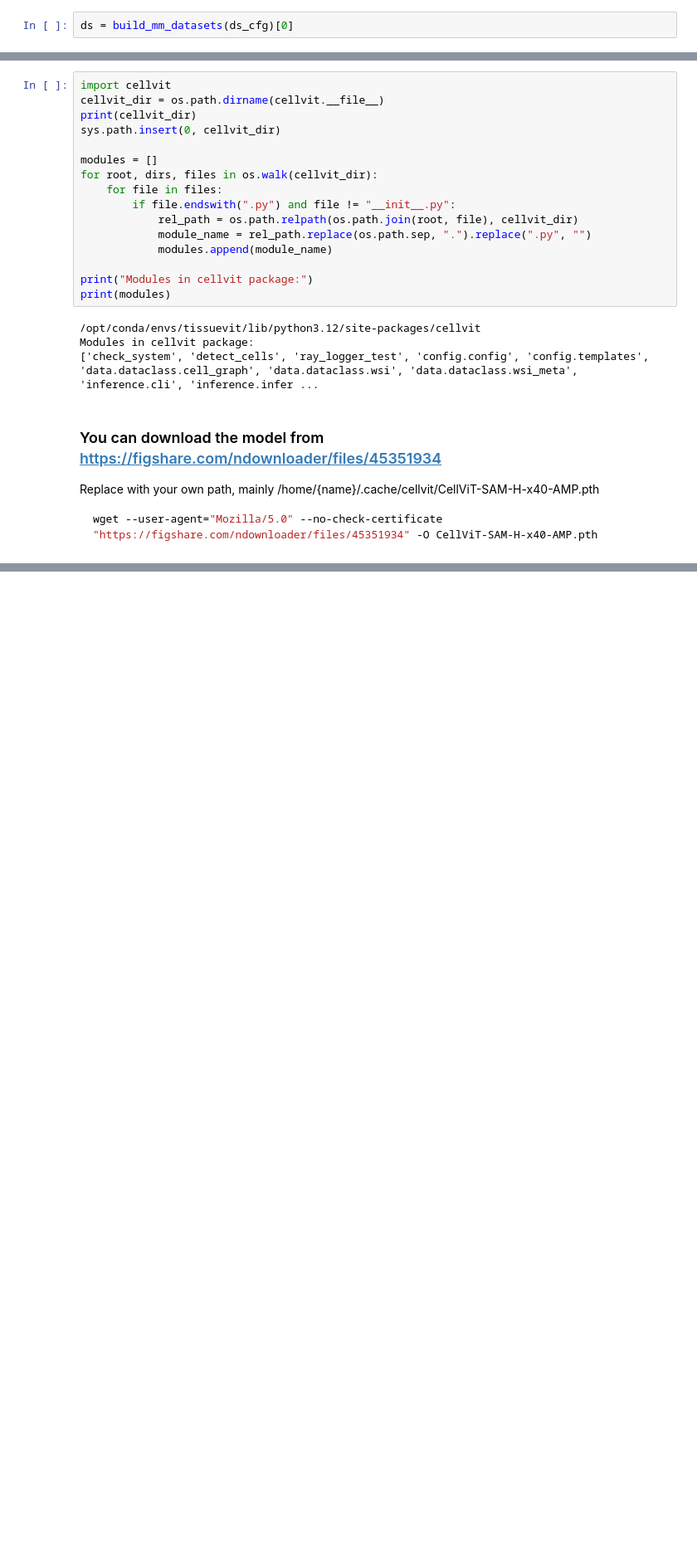
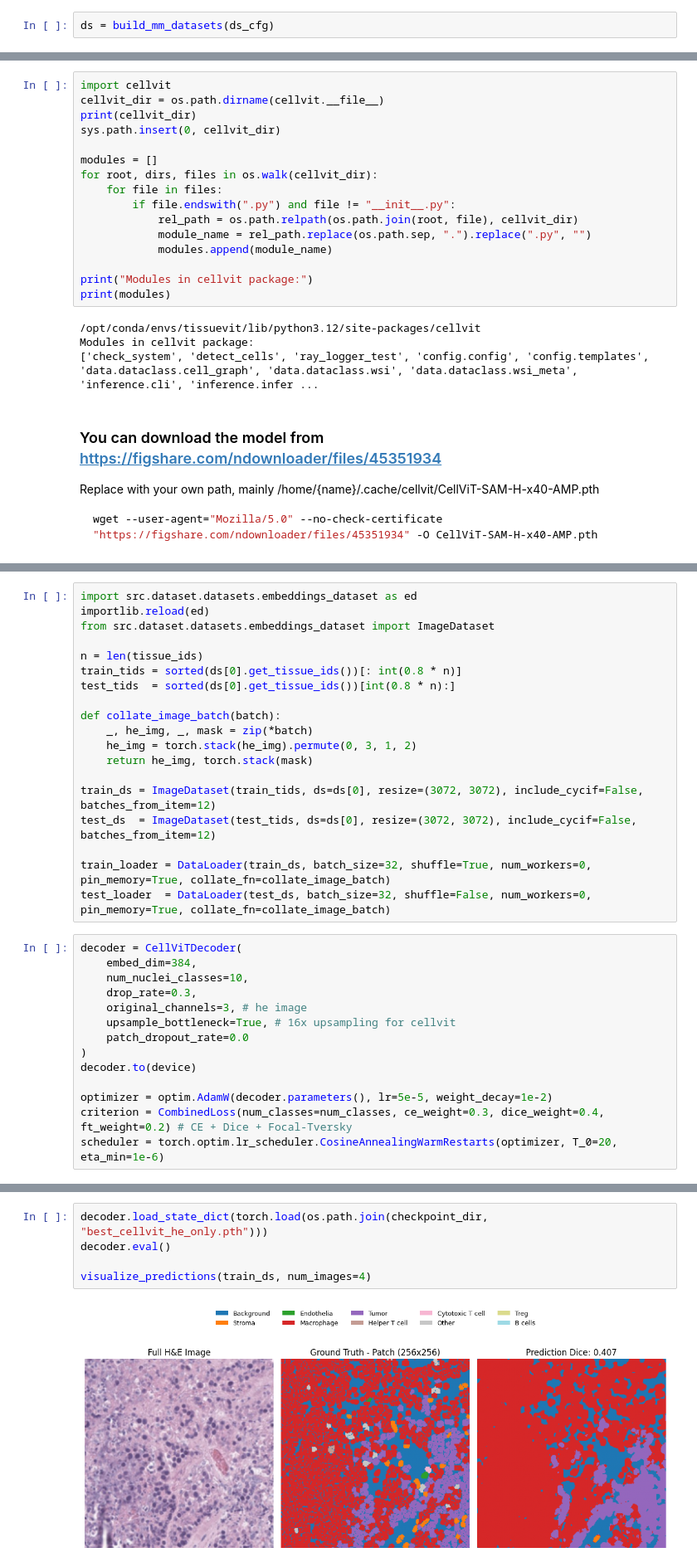
Before and after one commit to MichalMizia/nuclei_segmentation_cellvit_virtues, a Jupyter notebook: notebooks/Part1_cellvit_inference.ipynb, the cells around one changed output, grey strips where cells are left out. Shown at 83% size. Drawn from its saved outputs; the diff is of its cells as text; blank space fills up the shorter version.

Commit message:
Added retrained decoder for CellVit256 encoder

```diff
--- a/notebooks/Part1_cellvit_inference.ipynb
+++ b/notebooks/Part1_cellvit_inference.ipynb
@@ -75,5 +67,5 @@ base_cfg.marker_embedding_dir = os.path.join(project_root, "src/dataset/esm2_t30
 orion_subset_cfg = OmegaConf.load(os.path.join(project_root, "src/dataset/configs/orion_subset.yaml"))
 ds_cfg = OmegaConf.merge(base_cfg, orion_subset_cfg)
 # %%
-ds = build_mm_datasets(ds_cfg)[0]
+ds = build_mm_datasets(ds_cfg)
 # %% [output]
@@ -381,0 +259,33 @@ Mean Accuracy: 0.6144, Mean F1 Score: 0.4794
+# %%
+import src.dataset.datasets.embeddings_dataset as ed
+importlib.reload(ed)
+from src.dataset.datasets.embeddings_dataset import ImageDataset
+
+n = len(tissue_ids)
+train_tids = sorted(ds[0].get_tissue_ids())[: int(0.8 * n)]
+test_tids  = sorted(ds[0].get_tissue_ids())[int(0.8 * n):]
+
+def collate_image_batch(batch):
+    _, he_img, _, mask = zip(*batch)
+    he_img = torch.stack(he_img).permute(0, 3, 1, 2)
+    return he_img, torch.stack(mask)
+
+train_ds = ImageDataset(train_tids, ds=ds[0], resize=(3072, 3072), include_cycif=False, batches_from_item=12)
+test_ds  = ImageDataset(test_tids, ds=ds[0], resize=(3072, 3072), include_cycif=False, batches_from_item=12)
+
+train_loader = DataLoader(train_ds, batch_size=32, shuffle=True, num_workers=0, pin_memory=True, collate_fn=collate_image_batch)
+test_loader  = DataLoader(test_ds, batch_size=32, shuffle=False, num_workers=0, pin_memory=True, collate_fn=collate_image_batch)
+# %%
+decoder = CellViTDecoder(
+    embed_dim=384,
+    num_nuclei_classes=10,
+    drop_rate=0.3,
+    original_channels=3, # he image
+    upsample_bottleneck=True, # 16x upsampling for cellvit
+    patch_dropout_rate=0.0
+)
+decoder.to(device)
+
+optimizer = optim.AdamW(decoder.parameters(), lr=5e-5, weight_decay=1e-2)
+criterion = CombinedLoss(num_classes=num_classes, ce_weight=0.3, dice_weight=0.4, ft_weight=0.2) # CE + Dice + Focal-Tversky
+scheduler = torch.optim.lr_scheduler.CosineAnnealingWarmRestarts(optimizer, T_0=20, eta_min=1e-6)
@@ -381,0 +531,7 @@ Mean Accuracy: 0.6144, Mean F1 Score: 0.4794
+# %%
+decoder.load_state_dict(torch.load(os.path.join(checkpoint_dir, "best_cellvit_he_only.pth")))
+decoder.eval()
+
+visualize_predictions(train_ds, num_images=4)
+# %% [output]
+[figure, added]
```
Also changed, not shown: parts of 23 cells of this notebook.
